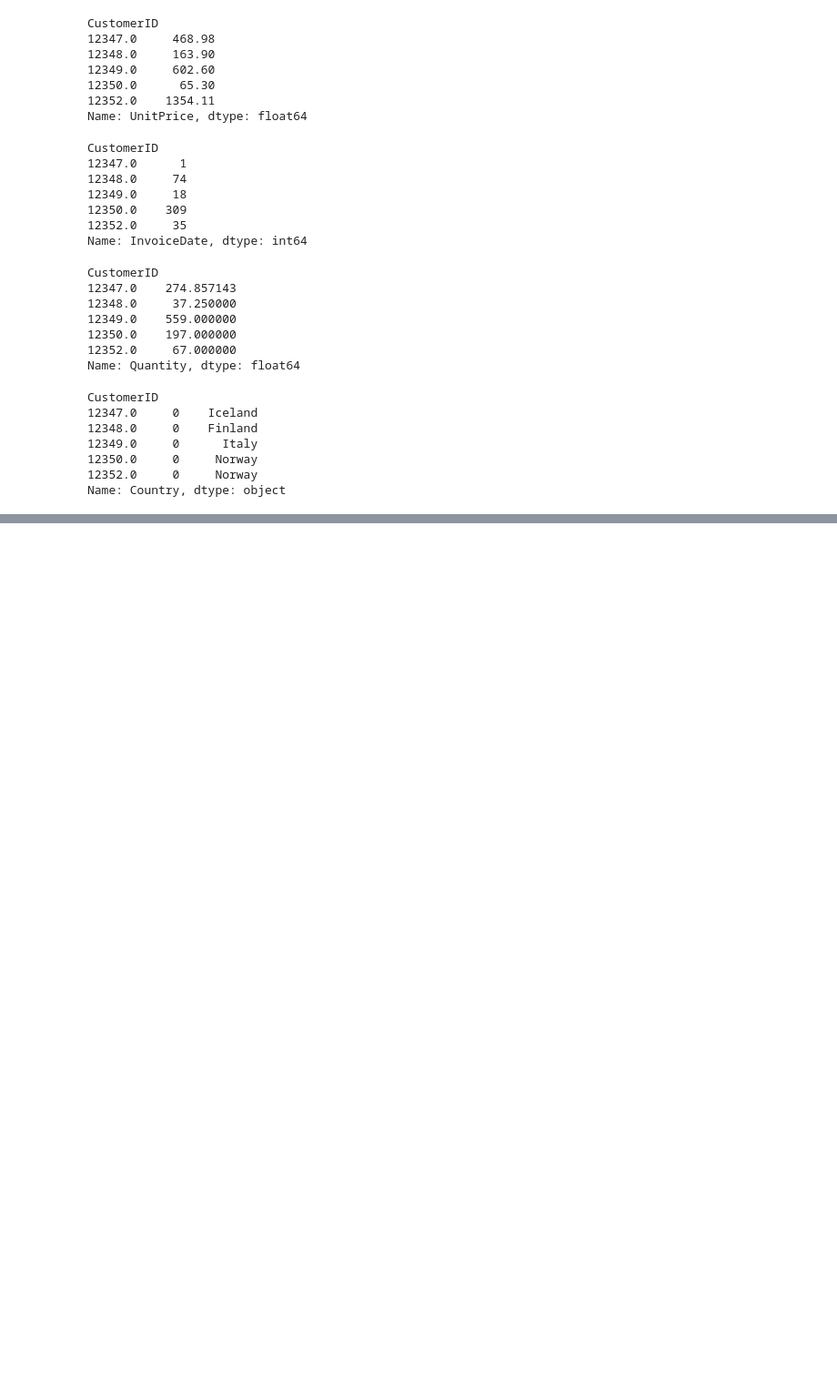
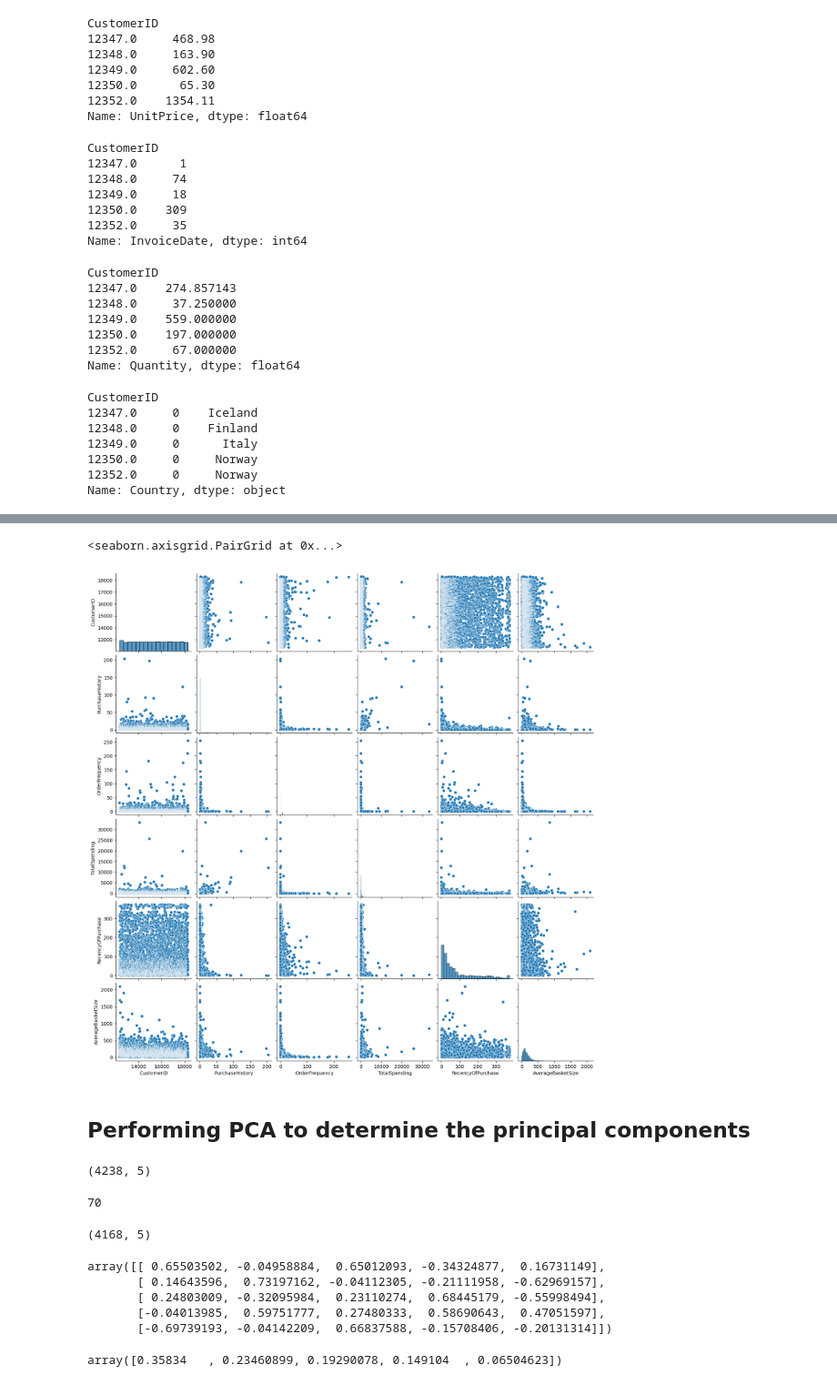
Before and after one commit to MaiElBaradei/Customer-Segmentation-for-E-commerce, a Jupyter notebook: Customer Segmentation for E-commerce.ipynb, the cells around one changed output, grey strips where cells are left out. Shown at 91% size. Saved outputs shown, nothing was run; the diff lists cells and outputs as text; code cells hidden in the pictures; blank space fills up the shorter version.

Commit message:
Performing PCA and KMeans

```diff
--- a/Customer Segmentation for E-commerce.ipynb
+++ b/Customer Segmentation for E-commerce.ipynb
@@ -309,0 +298,7 @@ fe_data.head(10)
+# %%
+sns.pairplot(fe_data)
+# %% [output]
+<seaborn.axisgrid.PairGrid at 0x...>
+[figure, added]
+# %% [markdown]
+## Performing PCA to determine the principal components
@@ -309,0 +308,9 @@ fe_data.head(10)
+# %%
+data_sc.shape
+# %% [output]
+(4238, 5)
+# %%
+null_values = np.isnan(data_sc)
+null_values.sum()
+# %% [output]
+70
@@ -309,0 +327,16 @@ fe_data.head(10)
+# %%
+pca_data.shape
+# %% [output]
+(4168, 5)
+# %%
+pca.components_
+# %% [output]
+array([[ 0.65503502, -0.04958884,  0.65012093, -0.34324877,  0.16731149],
+       [ 0.14643596,  0.73197162, -0.04112305, -0.21111958, -0.62969157],
+       [ 0.24803009, -0.32095984,  0.23110274,  0.68445179, -0.55998494],
+       [-0.04013985,  0.59751777,  0.27480333,  0.58690643,  0.47051597],
+       [-0.69739193, -0.04142209,  0.66837588, -0.15708406, -0.20131314]])
+# %%
+pca.explained_variance_ratio_
+# %% [output]
+array([0.35834   , 0.23460899, 0.19290078, 0.149104  , 0.06504623])
```
Also changed, not shown: parts of 18 cells of this notebook.
